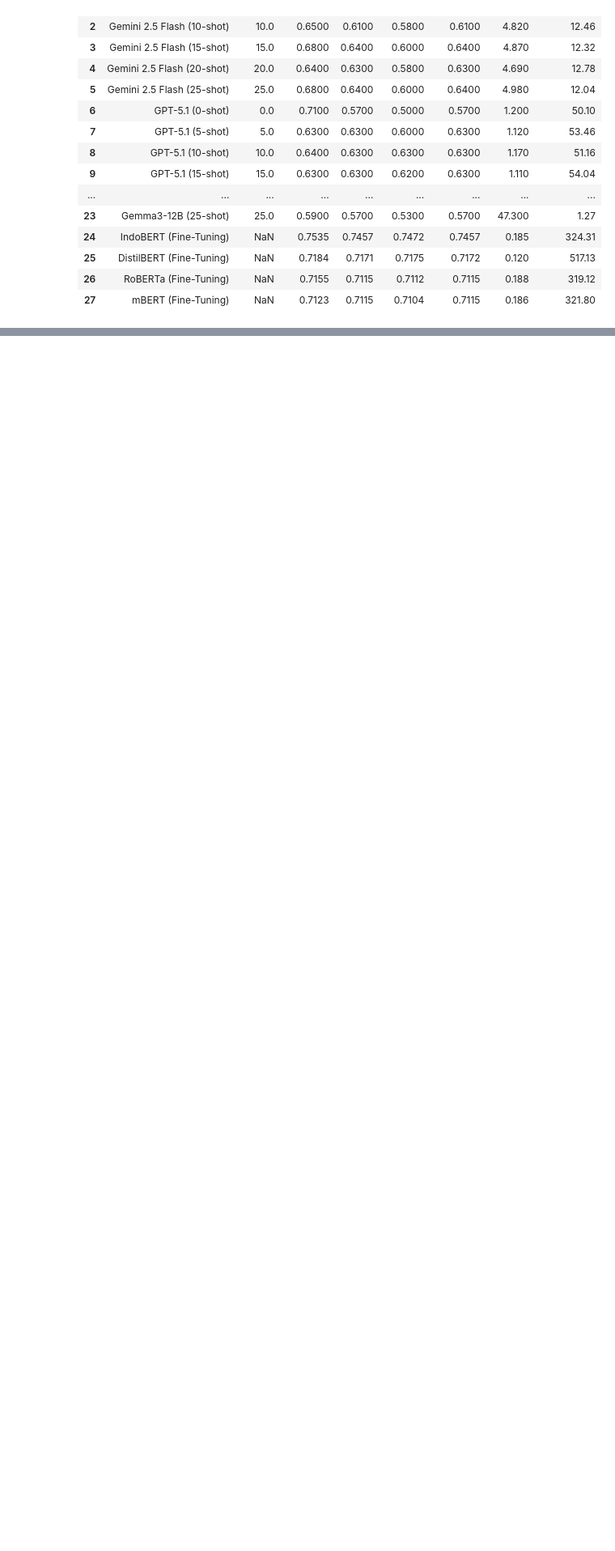
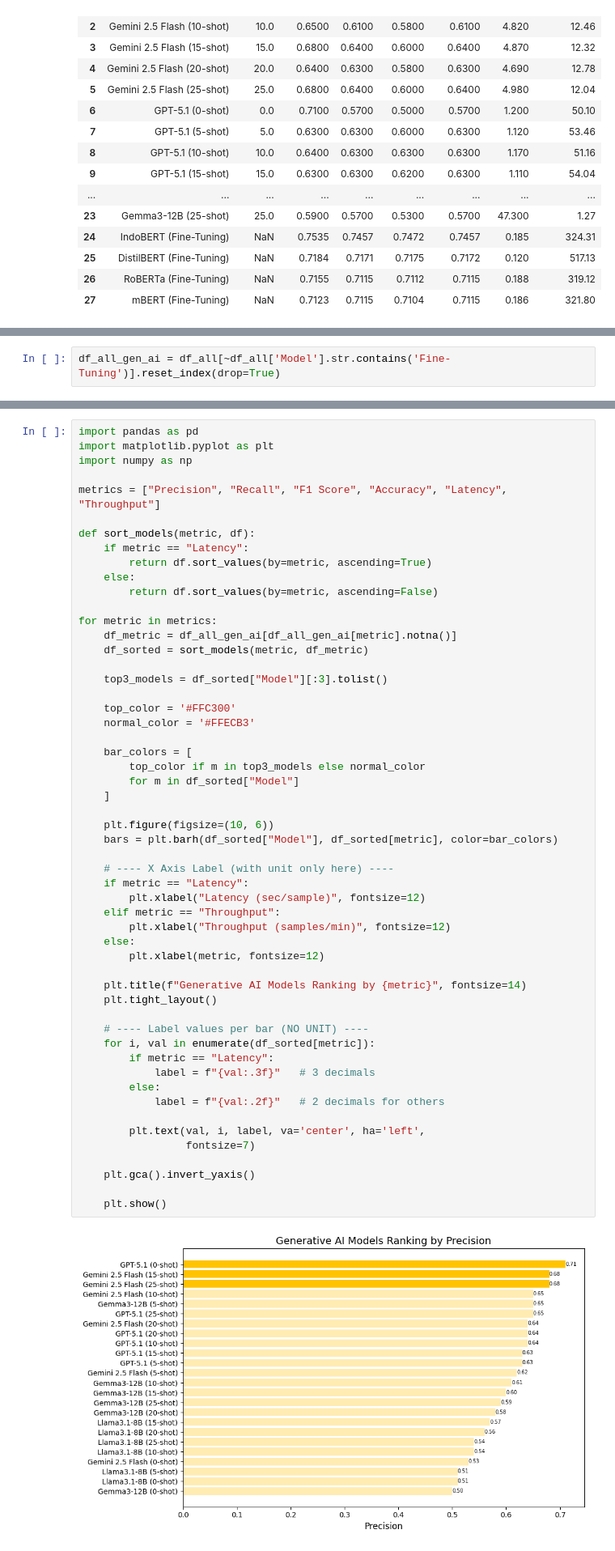
Before and after one commit to RasyadBima15/Multiclass-Emotion-Classification-on-Indonesian-Product-Reviews, a Jupyter notebook: Result/General/code.ipynb, the cells around one changed output, grey strips where cells are left out. Shown at 81% size. Drawn from its saved outputs; the diff is of its cells as text; blank space fills up the shorter version.

```diff
--- a/Result/General/code.ipynb
+++ b/Result/General/code.ipynb
@@ -464 +464,3 @@ for metric in metrics:
 [figure]
+# %%
+df_all_gen_ai = df_all[~df_all['Model'].str.contains('Fine-Tuning')].reset_index(drop=True)
@@ -464,0 +487,56 @@ for metric in metrics:
+# %%
+import pandas as pd
+import matplotlib.pyplot as plt
+import numpy as np
+
+metrics = ["Precision", "Recall", "F1 Score", "Accuracy", "Latency", "Throughput"]
+
+def sort_models(metric, df):
+    if metric == "Latency":
+        return df.sort_values(by=metric, ascending=True)
+    else:
+        return df.sort_values(by=metric, ascending=False)
+
+for metric in metrics:
+    df_metric = df_all_gen_ai[df_all_gen_ai[metric].notna()]
+    df_sorted = sort_models(metric, df_metric)
+
+    top3_models = df_sorted["Model"][:3].tolist()
+
+    top_color = '#FFC300'
+    normal_color = '#FFECB3'
+
+    bar_colors = [
+        top_color if m in top3_models else normal_color
+        for m in df_sorted["Model"]
+    ]
+
+    plt.figure(figsize=(10, 6))
+    bars = plt.barh(df_sorted["Model"], df_sorted[metric], color=bar_colors)
+
+    # ---- X Axis Label (with unit only here) ----
+    if metric == "Latency":
+        plt.xlabel("Latency (sec/sample)", fontsize=12)
+    elif metric == "Throughput":
+        plt.xlabel("Throughput (samples/min)", fontsize=12)
+    else:
+        plt.xlabel(metric, fontsize=12)
+
+    plt.title(f"Generative AI Models Ranking by {metric}", fontsize=14)
+    plt.tight_layout()
+
+    # ---- Label values per bar (NO UNIT) ----
+    for i, val in enumerate(df_sorted[metric]):
+        if metric == "Latency":
+            label = f"{val:.3f}"   # 3 decimals
+        else:
+            label = f"{val:.2f}"   # 2 decimals for others
+
+        plt.text(val, i, label, va='center', ha='left',
+                 fontsize=7)
+
+    plt.gca().invert_yaxis()
+
+    plt.show()
+# %% [output]
+[figure, added]
```
Also changed, not shown: parts of 5 cells of this notebook.
